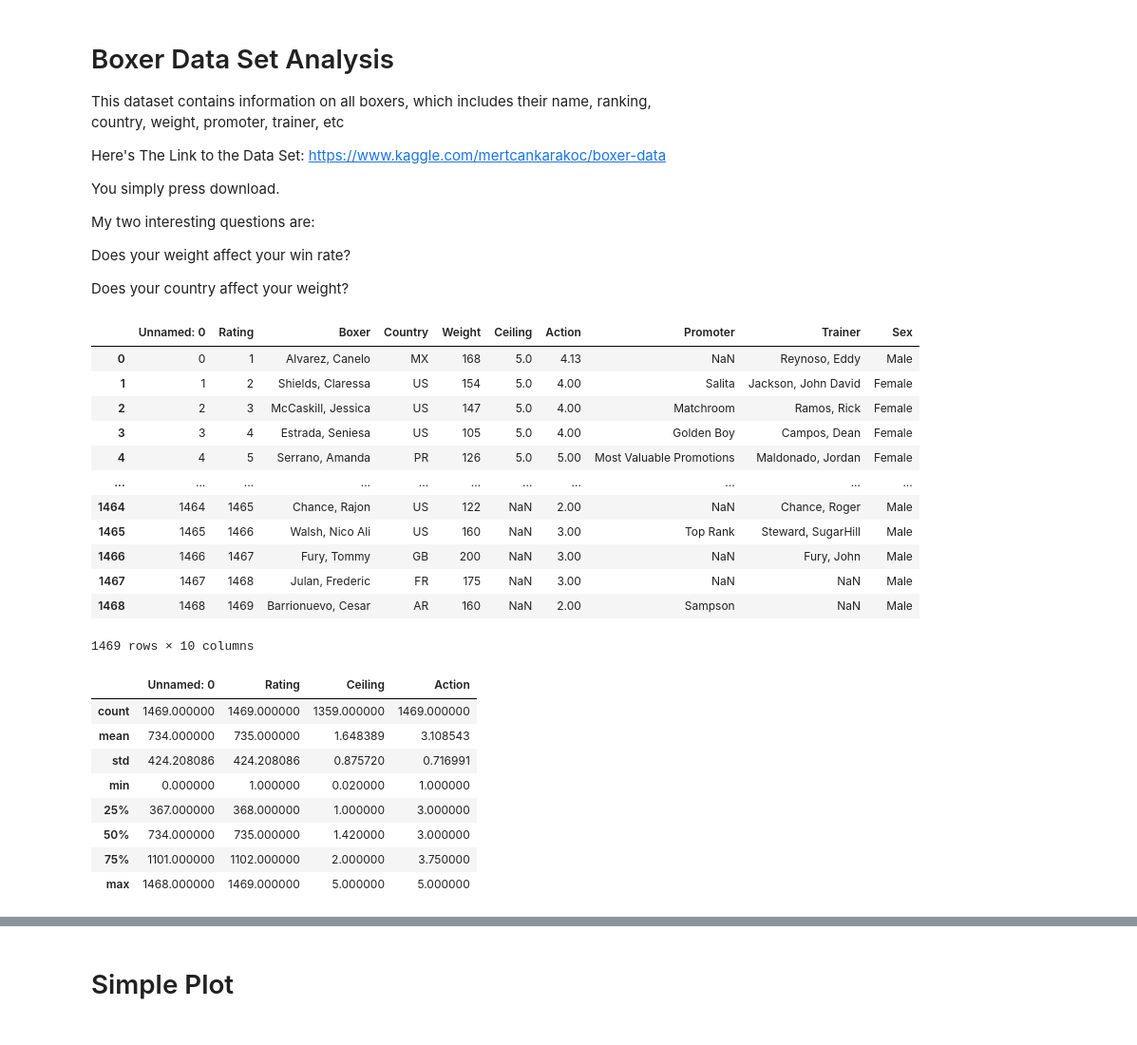
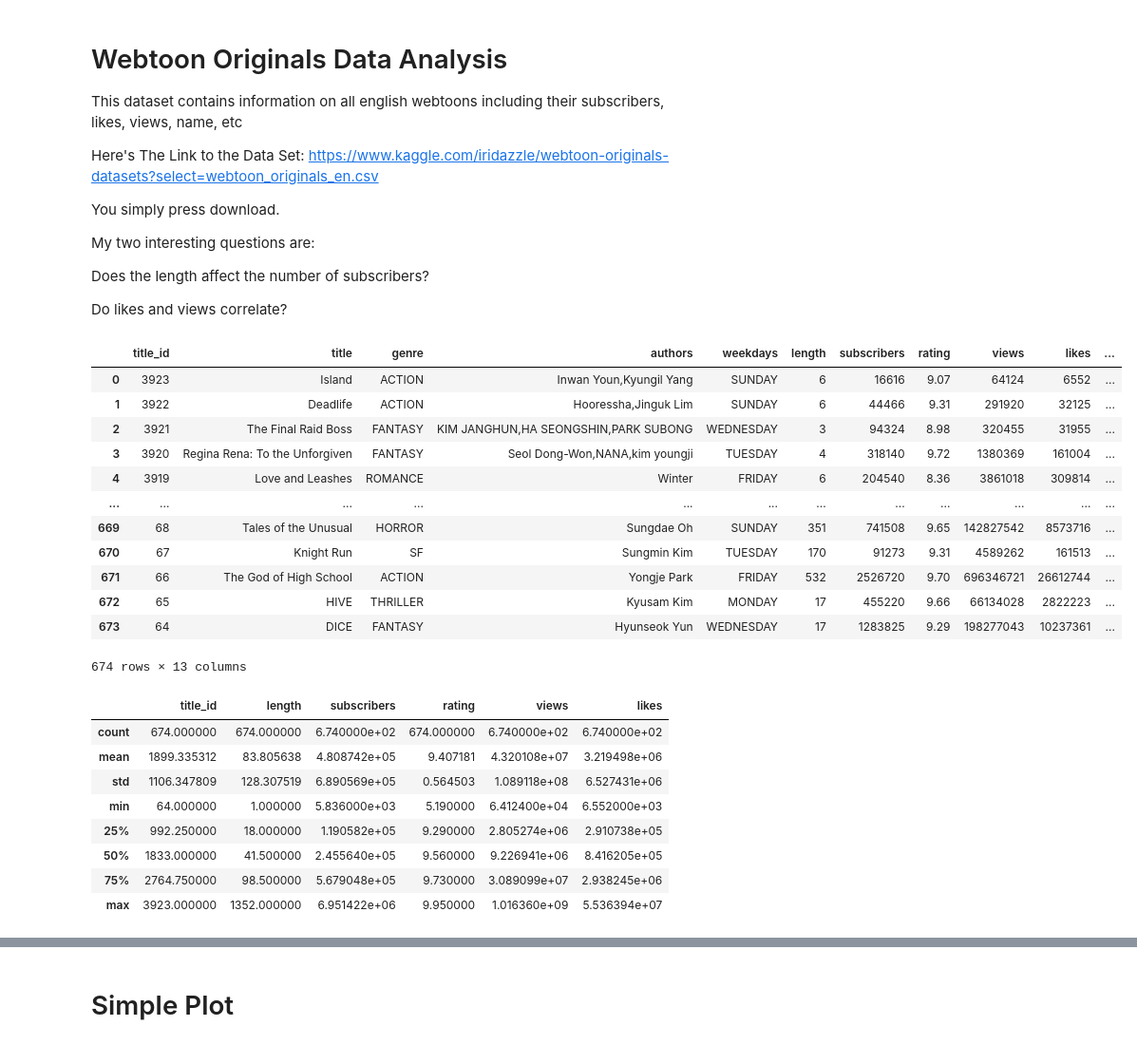
Before and after one commit to JohnLervandal/CS103A-CPA01, a Jupyter notebook: CPA01.ipynb, the cells around one changed output, grey strips where cells are left out. Shown: that part at 95% size. Drawn from its saved outputs; the diff is of its cells as text; code cells hidden in the pictures.

Commit message:
changed data set and added pivot table and simple plot

```diff
--- a/CPA01.ipynb
+++ b/CPA01.ipynb
@@ -1,48 +1,48 @@
 # %% [markdown]
-<h1> Boxer Data Set Analysis </h1>
+<h1> Webtoon Originals Data Analysis </h1>
 
-This dataset contains information on all boxers, which includes their name, ranking, country, weight, promoter, trainer, etc
+This dataset contains information on all english webtoons including their subscribers, likes, views, name, etc
 
-Here's The Link to the Data Set: https://www.kaggle.com/mertcankarakoc/boxer-data
+Here's The Link to the Data Set: https://www.kaggle.com/iridazzle/webtoon-originals-datasets?select=webtoon_originals_en.csv
 
 You simply press download.
 
 My two interesting questions are:
 
-Does your weight affect your win rate?
+Does the length affect the number of subscribers?
 
-Does your country affect your weight?
+Do likes and views correlate?
 # %%
 import pandas as pd
 import numpy as np
 import matplotlib.pyplot as plt
 # %%
-df = pd.read_csv("boxer_data.csv")
+df = pd.read_csv("webtoon_originals_en.csv")
 df
 # %% [output]
-|  | Unnamed: 0 | Rating | Boxer | Country | Weight | Ceiling | Action | Promoter | Trainer | Sex |
-| 0 | 0 | 1 | Alvarez, Canelo | MX | 168 | 5.0 | 4.13 | NaN | Reynoso, Eddy | Male |
-| 1 | 1 | 2 | Shields, Claressa | US | 154 | 5.0 | 4.00 | Salita | Jackson, John David | Female |
-| 2 | 2 | 3 | McCaskill, Jessica | US | 147 | 5.0 | 4.00 | Matchroom | Ramos, Rick | Female |
-| 3 | 3 | 4 | Estrada, Seniesa | US | 105 | 5.0 | 4.00 | Golden Boy | Campos, Dean | Female |
-| 4 | 4 | 5 | Serrano, Amanda | PR | 126 | 5.0 | 5.00 | Most Valuable Promotions | Maldonado, Jordan | Female |
-| ... | ... | ... | ... | ... | ... | ... | ... | ... | ... | ... |
-| 1464 | 1464 | 1465 | Chance, Rajon | US | 122 | NaN | 2.00 | NaN | Chance, Roger | Male |
-| 1465 | 1465 | 1466 | Walsh, Nico Ali | US | 160 | NaN | 3.00 | Top Rank | Steward, SugarHill | Male |
-| 1466 | 1466 | 1467 | Fury, Tommy | GB | 200 | NaN | 3.00 | NaN | Fury, John | Male |
-| 1467 | 1467 | 1468 | Julan, Frederic | FR | 175 | NaN | 3.00 | NaN | NaN | Male |
-| 1468 | 1468 | 1469 | Barrionuevo, Cesar | AR | 160 | NaN | 2.00 | Sampson | NaN | Male |
+|  | title_id | title | genre | authors | weekdays | length | subscribers | rating | views | likes | ... |
+| 0 | 3923 | Island | ACTION | Inwan Youn,Kyungil Yang | SUNDAY | 6 | 16616 | 9.07 | 64124 | 6552 | ... |
+| 1 | 3922 | Deadlife | ACTION | Hooressha,Jinguk Lim | SUNDAY | 6 | 44466 | 9.31 | 291920 | 32125 | ... |
+| 2 | 3921 | The Final Raid Boss | FANTASY | KIM JANGHUN,HA SEONGSHIN,PARK SUBONG | WEDNESDAY | 3 | 94324 | 8.98 | 320455 | 31955 | ... |
+| 3 | 3920 | Regina Rena: To the Unforgiven | FANTASY | Seol Dong-Won,NANA,kim youngji | TUESDAY | 4 | 318140 | 9.72 | 1380369 | 161004 | ... |
+| 4 | 3919 | Love and Leashes | ROMANCE | Winter | FRIDAY | 6 | 204540 | 8.36 | 3861018 | 309814 | ... |
+| ... | ... | ... | ... | ... | ... | ... | ... | ... | ... | ... | ... |
+| 669 | 68 | Tales of the Unusual | HORROR | Sungdae Oh | SUNDAY | 351 | 741508 | 9.65 | 142827542 | 8573716 | ... |
+| 670 | 67 | Knight Run | SF | Sungmin Kim | TUESDAY | 170 | 91273 | 9.31 | 4589262 | 161513 | ... |
+| 671 | 66 | The God of High School | ACTION | Yongje Park | FRIDAY | 532 | 2526720 | 9.70 | 696346721 | 26612744 | ... |
+| 672 | 65 | HIVE | THRILLER | Kyusam Kim | MONDAY | 17 | 455220 | 9.66 | 66134028 | 2822223 | ... |
+| 673 | 64 | DICE | FANTASY | Hyunseok Yun | WEDNESDAY | 17 | 1283825 | 9.29 | 198277043 | 10237361 | ... |
-1469 rows × 10 columns
+674 rows × 13 columns
 # %%
 df.describe()
 # %% [output]
-|  | Unnamed: 0 | Rating | Ceiling | Action |
-| count | 1469.000000 | 1469.000000 | 1359.000000 | 1469.000000 |
-| mean | 734.000000 | 735.000000 | 1.648389 | 3.108543 |
-| std | 424.208086 | 424.208086 | 0.875720 | 0.716991 |
-| min | 0.000000 | 1.000000 | 0.020000 | 1.000000 |
-| 25% | 367.000000 | 368.000000 | 1.000000 | 3.000000 |
-| 50% | 734.000000 | 735.000000 | 1.420000 | 3.000000 |
-| 75% | 1101.000000 | 1102.000000 | 2.000000 | 3.750000 |
-| max | 1468.000000 | 1469.000000 | 5.000000 | 5.000000 |
+|  | title_id | length | subscribers | rating | views | likes |
+| count | 674.000000 | 674.000000 | 6.740000e+02 | 674.000000 | 6.740000e+02 | 6.740000e+02 |
+| mean | 1899.335312 | 83.805638 | 4.808742e+05 | 9.407181 | 4.320108e+07 | 3.219498e+06 |
+| std | 1106.347809 | 128.307519 | 6.890569e+05 | 0.564503 | 1.089118e+08 | 6.527431e+06 |
+| min | 64.000000 | 1.000000 | 5.836000e+03 | 5.190000 | 6.412400e+04 | 6.552000e+03 |
+| 25% | 992.250000 | 18.000000 | 1.190582e+05 | 9.290000 | 2.805274e+06 | 2.910738e+05 |
+| 50% | 1833.000000 | 41.500000 | 2.455640e+05 | 9.560000 | 9.226941e+06 | 8.416205e+05 |
+| 75% | 2764.750000 | 98.500000 | 5.679048e+05 | 9.730000 | 3.089099e+07 | 2.938245e+06 |
+| max | 3923.000000 | 1352.000000 | 6.951422e+06 | 9.950000 | 1.016360e+09 | 5.536394e+07 |
 # %%
```
Also changed, not shown: parts of 6 cells of this notebook, 2 other files.
